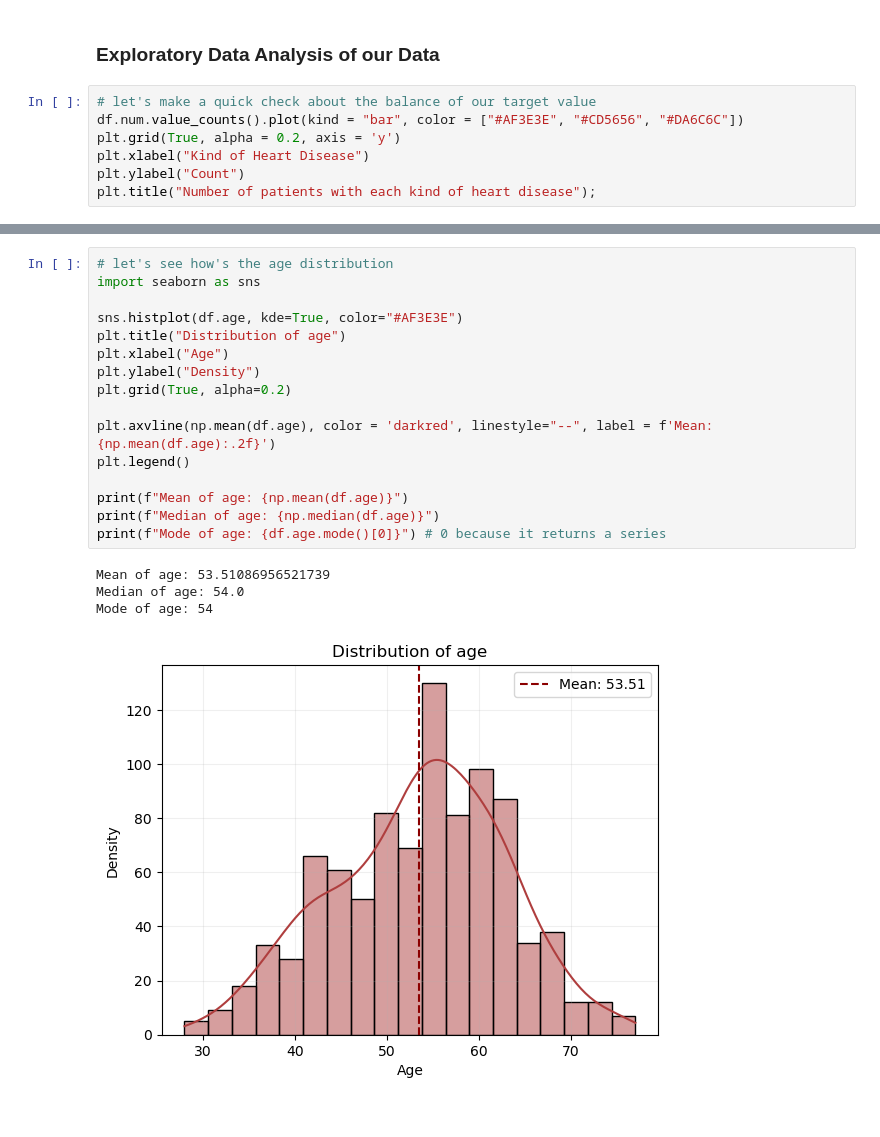
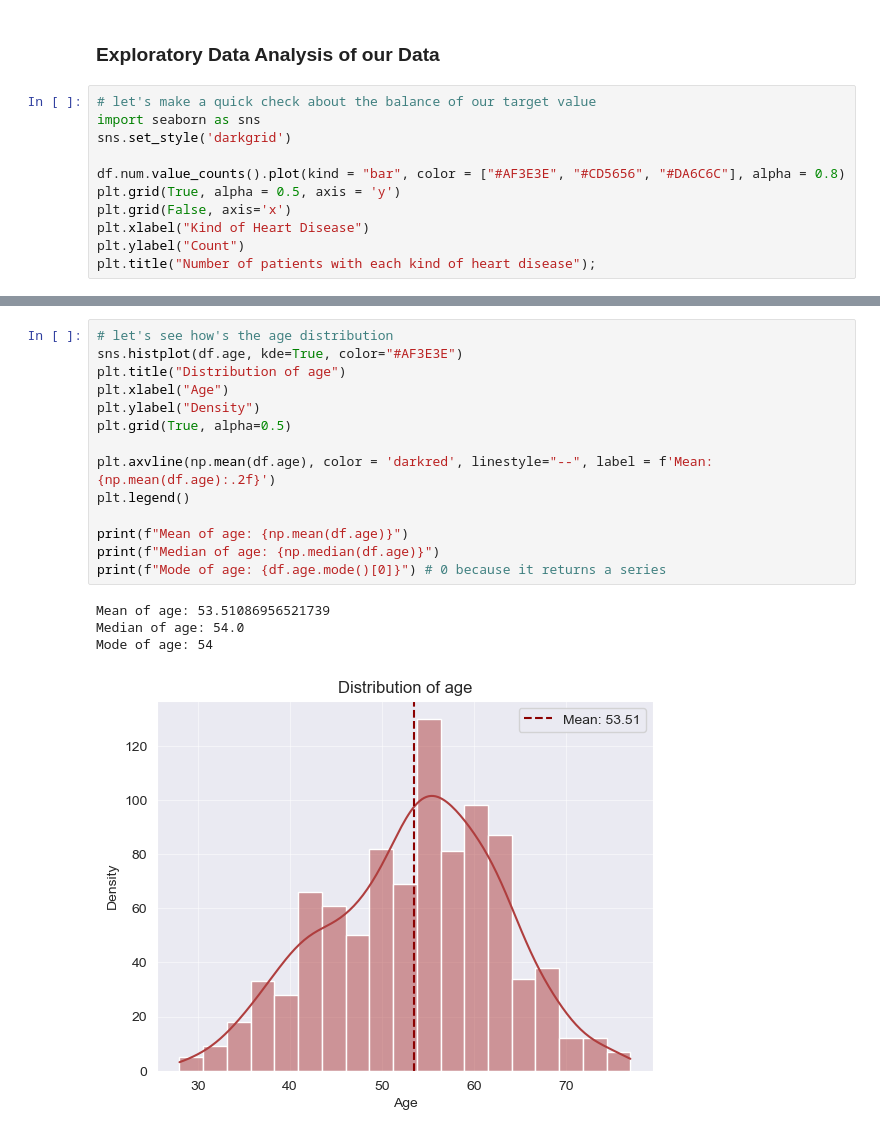
Before and after one commit to imelinc/heart-disease-project, a Jupyter notebook: heart-disease-project.ipynb, the cells around one changed output, grey strips where cells are left out. Saved outputs shown, nothing was run; the diff lists cells and outputs as text.

Commit message:
Changed to darkgrid

```diff
--- a/heart-disease-project.ipynb
+++ b/heart-disease-project.ipynb
@@ -122,8 +122,12 @@ memory usage: 115.1+ KB
 ### Exploratory Data Analysis of our Data
 # %%
 # let's make a quick check about the balance of our target value
-df.num.value_counts().plot(kind = "bar", color = ["#AF3E3E", "#CD5656", "#DA6C6C"])
-plt.grid(True, alpha = 0.2, axis = 'y')
+import seaborn as sns
+sns.set_style('darkgrid')
+
+df.num.value_counts().plot(kind = "bar", color = ["#AF3E3E", "#CD5656", "#DA6C6C"], alpha = 0.8)
+plt.grid(True, alpha = 0.5, axis = 'y')
+plt.grid(False, axis='x')
 plt.xlabel("Kind of Heart Disease")
 plt.ylabel("Count")
 plt.title("Number of patients with each kind of heart disease");
@@ -132,23 +136,21 @@ plt.title("Number of patients with each kind of heart disease");
 # %%
 # let's see how's the age distribution
-import seaborn as sns
-
 sns.histplot(df.age, kde=True, color="#AF3E3E")
 plt.title("Distribution of age")
 plt.xlabel("Age")
 plt.ylabel("Density")
-plt.grid(True, alpha=0.2)
+plt.grid(True, alpha=0.5)
 
 plt.axvline(np.mean(df.age), color = 'darkred', linestyle="--", label = f'Mean: {np.mean(df.age):.2f}')
 plt.legend()
 
 print(f"Mean of age: {np.mean(df.age)}")
 print(f"Median of age: {np.median(df.age)}")
 print(f"Mode of age: {df.age.mode()[0]}") # 0 because it returns a series
 # %% [output]
 Mean of age: 53.51086956521739
 Median of age: 54.0
 Mode of age: 54
-[figure, old version]
+[figure, new version]
 # %%
 # Let's plot now the distribution of males and females
```
Also changed, not shown: parts of 2 cells of this notebook.
